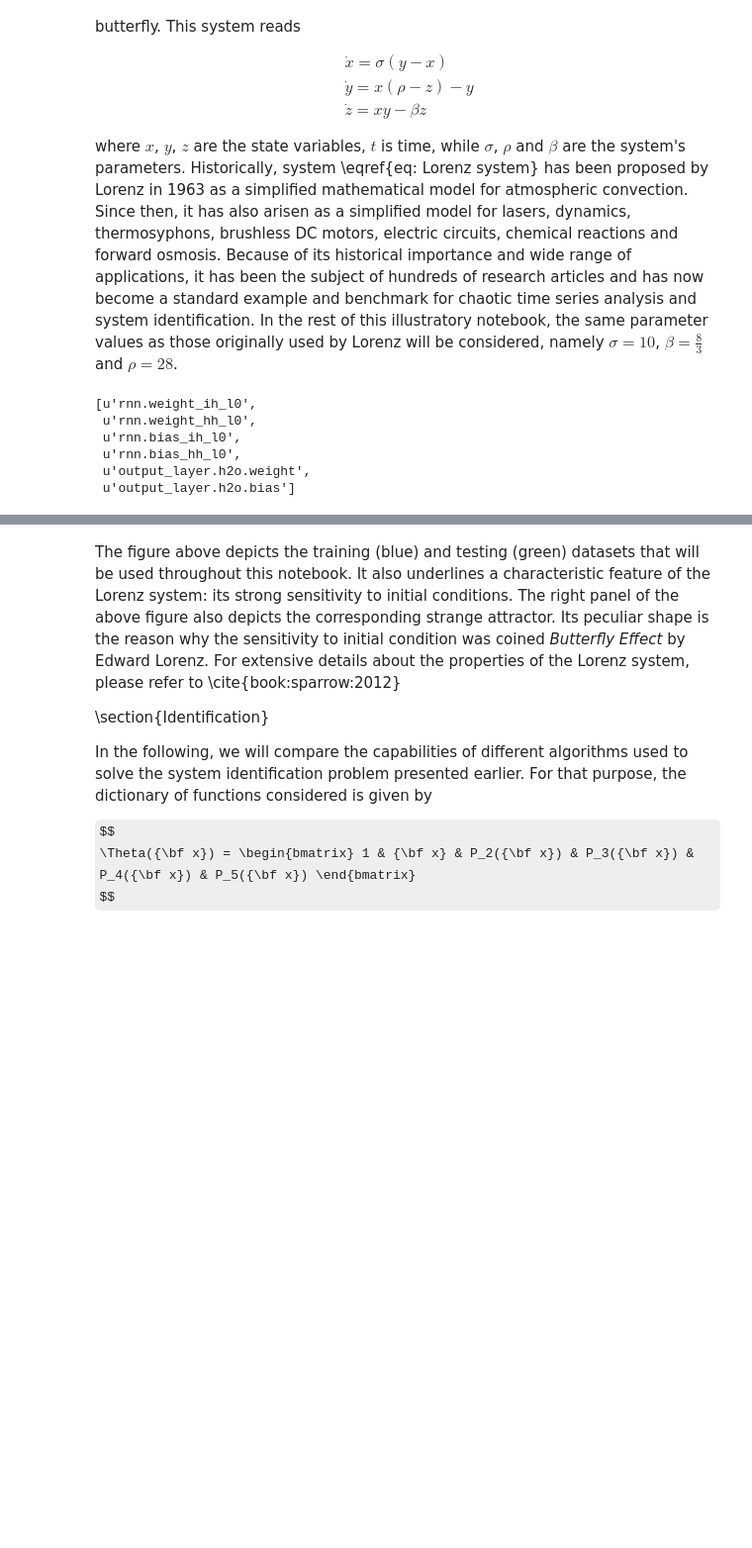
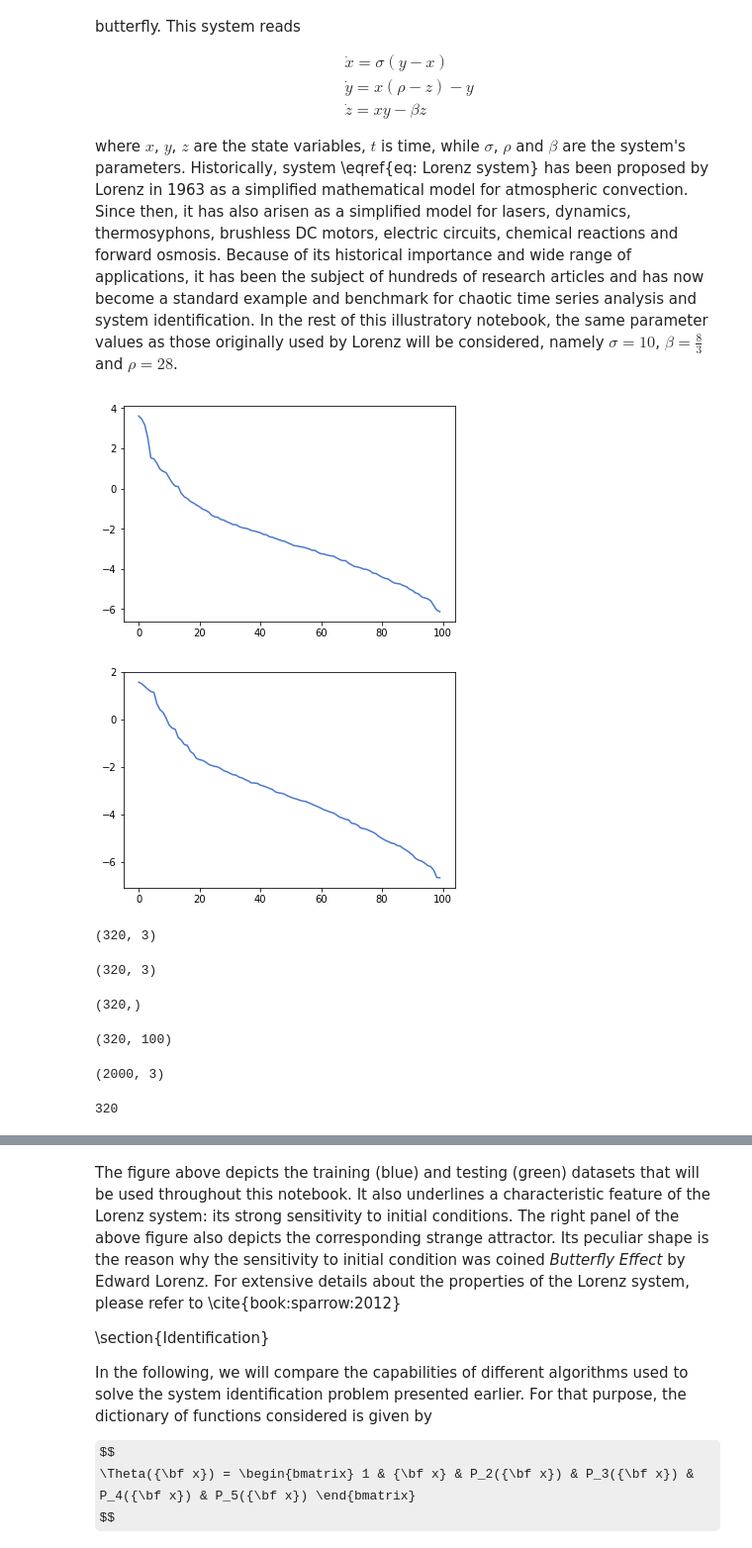
Before and after one commit to elbertgong/am108-final-project, a Jupyter notebook: SINDy/examples/Lorenz/SINDy-KS-3BitData.ipynb, the cells around one changed output, grey strips where cells are left out. Shown at 99% size. Drawn from its saved outputs; the diff is of its cells as text; code cells hidden in the pictures; some formulas as TeX source; blank space fills up the shorter version.

```diff
--- a/SINDy/examples/Lorenz/SINDy-KS-3BitData.ipynb
+++ b/SINDy/examples/Lorenz/SINDy-KS-3BitData.ipynb
@@ -75,28 +74,30 @@ where $x$, $y$, $z$ are the state variables, $t$ is time, while $\sigma$, $\rho$
 # %%
 # --> Simulating the Lorenz system.
 from Lorenz import Lorenz
 
 # --> Sets the parameters to their classical values.
 sigma, rho, beta = 10., 28., 8./3.
 
 # --> Integration time.
-t = np.linspace(0, 20, 2000)
+t = np.linspace(0, 320, 320)
+# 0,20,100
 
 # --> Produce the date to be used in the sparse identification.
 x0 = np.array([-1, -1, -1]) # Initial condition.
 # x, dx = Lorenz(x0, sigma, rho, beta, t)
-model = torch.load('../../../rnndata/model.pkl')
-dx = np.gradient(np.array([1,3,3,4,5]))
+import pandas as pd
 
+X = pd.read_csv("../../../rnndata/worldtour.csv", header = None).values
+X_lower = PCA_project(X, 3, True)
+# X = np.loadtxt('../../../rnndata/worldtour.csv')
+dx = np.gradient(X)
+dx = dx[0]
+dx = PCA_project(dx, 3, True)
+# use first element of dx, dx[0], to return time derivative dx/dt
+# dx0 = derivative(X, t[1]-t[0])
 # --> Slightly different initial condition to highlight the chaotic nature.
 # y0 = np.array([-8.01, 7., 27.]) # Initial condition.
 # y, dy = Lorenz(y0, sigma, rho, beta, t)
+# %% [output]
+[figure, added]
+[figure, added]
-# %%
-model.keys()
-# %% [output]
-[u'rnn.weight_ih_l0',
- u'rnn.weight_hh_l0',
- u'rnn.bias_ih_l0',
- u'rnn.bias_hh_l0',
- u'output_layer.h2o.weight',
- u'output_layer.h2o.bias']
@@ -104,0 +104,12 @@ model.g
+# %%
+dx.shape
+# %% [output]
+(320, 3)
+# %%
+X_lower.shape
+# %% [output]
+(320, 3)
+# %%
+t.shape
+# %% [output]
+(320,)
@@ -105,3 +131,15 @@ model.g
+# %%
+X.shape
+# %% [output]
+(320, 100)
+# %%
+y.shape
+# %% [output]
+(2000, 3)
+# %%
+print(len(dx))
+# %% [output]
+320
 # %%
 # --> Plot time traces of the two trajectories as well as the corresponding stange attractor.
 fig = plt.figure(figsize=(1.5*w, w/2))
```
Also changed, not shown: parts of 15 cells of this notebook, 1 other file.
